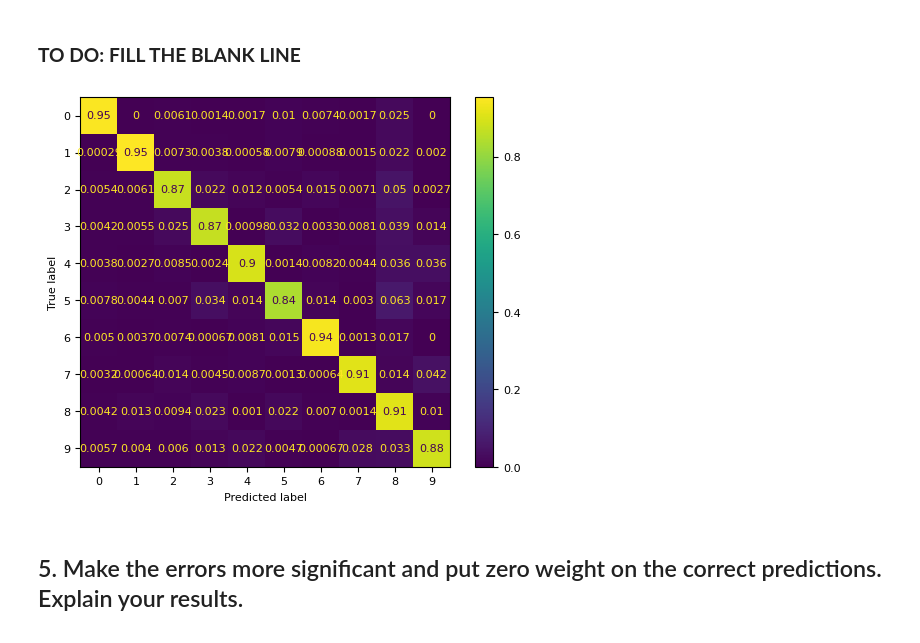
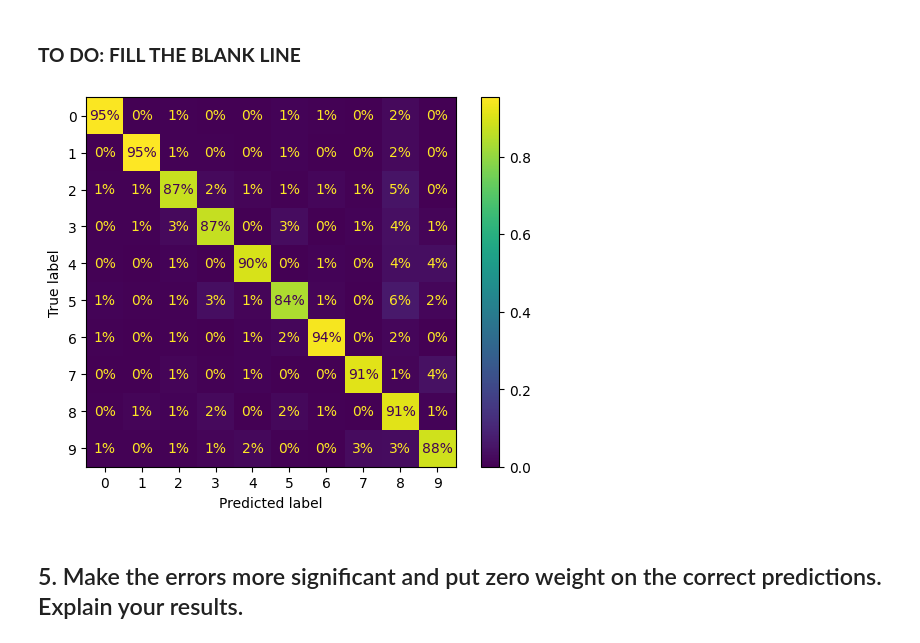
Before and after one commit to mr-nudo/intelligent-tools, a Jupyter notebook: Confusion_Matrix.ipynb, the cells around one changed output. Saved outputs shown, nothing was run; the diff lists cells and outputs as text; code cells hidden in the pictures.

```diff
--- a/Confusion_Matrix.ipynb
+++ b/Confusion_Matrix.ipynb
@@ -74,16 +76,17 @@ plt.show()
 # %% [markdown]
 ### **TO DO: FILL THE BLANK LINE**
 # %%
-plt.rc('font', size=8)
+plt.rc('font', size=10)
 ConfusionMatrixDisplay.from_predictions(
     y_train,
     y_train_pred,
-    normalize='true'
+    normalize='true',
+    values_format=".0%",
 )
 
 plt.show()
 # %% [output]
-[figure, old version]
+[figure, new version]
 # %% [markdown]
 ## 5. Make the errors more significant and put zero weight on the correct predictions. Explain your results.
 # %% [markdown]
```
Also changed, not shown: parts of 1 cell of this notebook.
